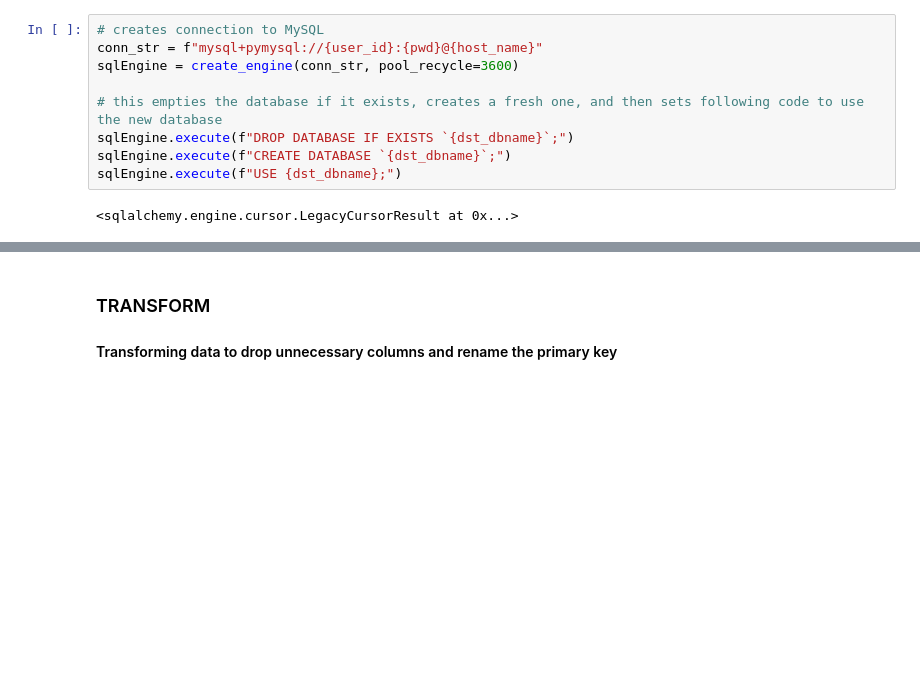
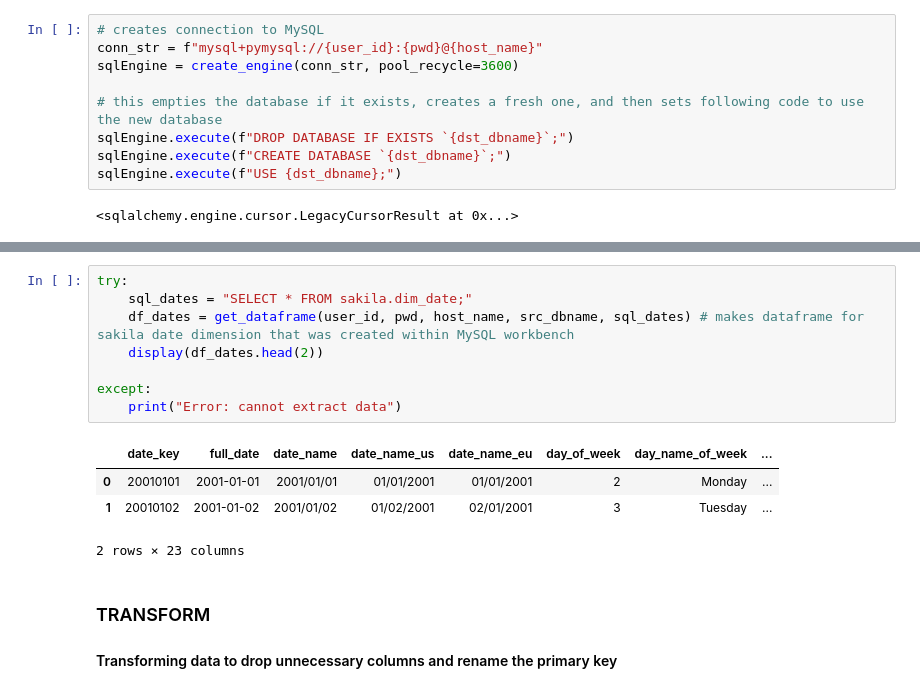
Before and after one commit to ecm8yu/DS2002-Midterm-ecm8yu, a Jupyter notebook: Midterm.ipynb, the cells around one changed output, grey strips where cells are left out. Drawn from its saved outputs; the diff is of its cells as text; blank space fills up the shorter version.

```diff
--- a/Midterm.ipynb
+++ b/Midterm.ipynb
@@ -95,6 +110,19 @@ df_staff.head(2)
 |  | staff_id | first_name | last_name | address_id | picture | email | store_id | active | username | password | ... |
 | 0 | 1 | Mike | Hillyer | 3 | b'\x89PNG\r\n\x1a\n\x00\x00\x00\r... | Mike.Hillyer@sakilastaff.com | 1 | 1 | Mike | 8cb2237d0679ca88db6464eac60da9634... | ... |
 | 1 | 2 | Jon | Stephens | 4 | None | Jon.Stephens@sakilastaff.com | 2 | 1 | Jon | None | ... |
+# %%
+try:
+    sql_dates = "SELECT * FROM sakila.dim_date;"
+    df_dates = get_dataframe(user_id, pwd, host_name, src_dbname, sql_dates) # makes dataframe for sakila date dimension that was created within MySQL workbench
+    display(df_dates.head(2))
+
+except:
+    print("Error: cannot extract data")
+# %% [output]
+|  | date_key | full_date | date_name | date_name_us | date_name_eu | day_of_week | day_name_of_week | ... |
+| 0 | 20010101 | 2001-01-01 | 2001/01/01 | 01/01/2001 | 01/01/2001 | 2 | Monday | ... |
+| 1 | 20010102 | 2001-01-02 | 2001/01/02 | 01/02/2001 | 02/01/2001 | 3 | Tuesday | ... |
+2 rows × 23 columns
 # %% [markdown]
 ### TRANSFORM
 #### Transforming data to drop unnecessary columns and rename the primary key
```
Also changed, not shown: parts of 43 cells of this notebook.
